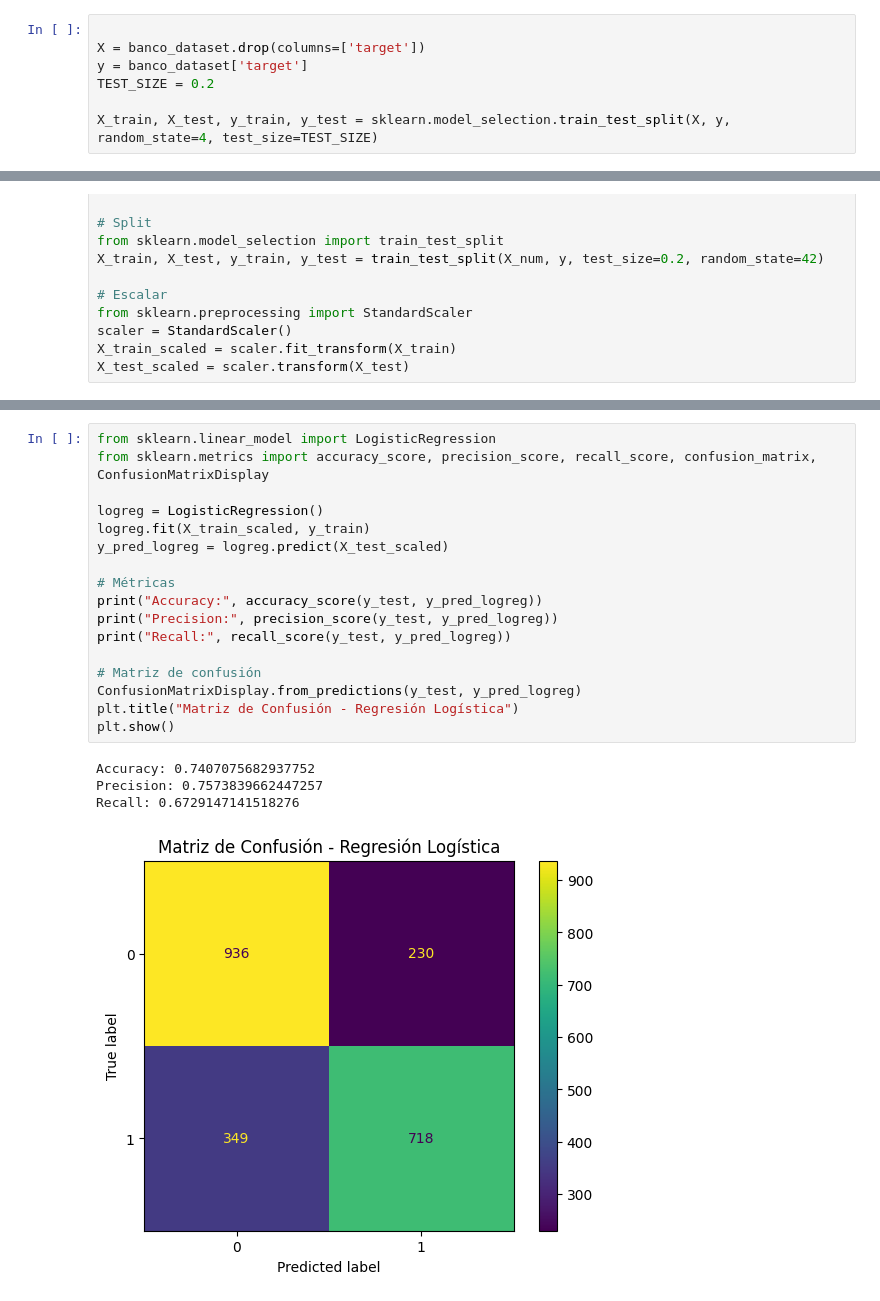
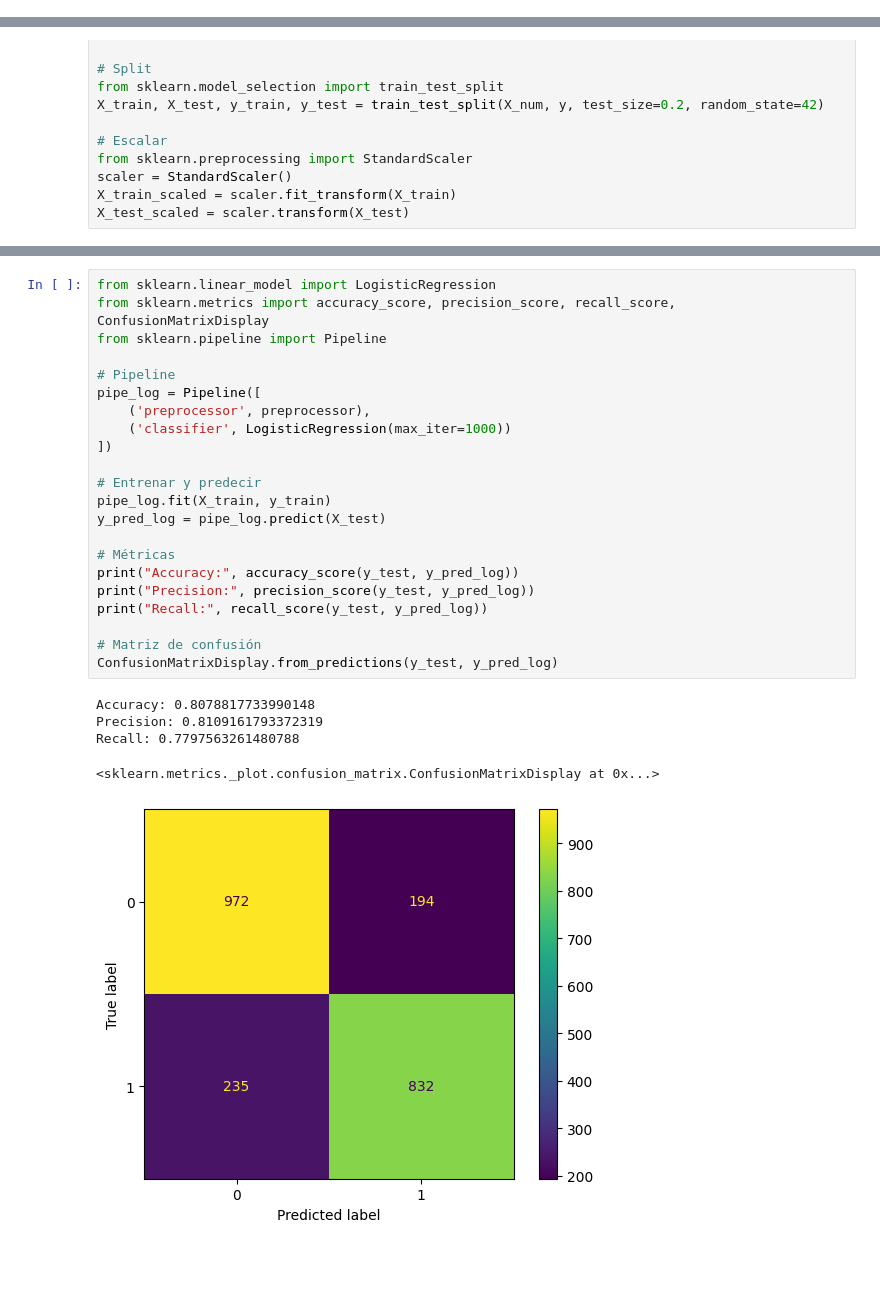
Before and after one commit to felipenovella/TPIa, a Jupyter notebook: Novella_Safar_(CE).ipynb, the cells around one changed output, grey strips where cells are left out. Saved outputs shown, nothing was run; the diff lists cells and outputs as text; blank space fills up the shorter version.

```diff
--- a/Novella_Safar_(CE).ipynb
+++ b/Novella_Safar_(CE).ipynb
@@ -28,10 +28,3 @@ Index(['age', 'job', 'marital', 'education', 'default', 'balance', 'housing',
        'loan', 'contact', 'day', 'month', 'duration', 'campaign', 'pdays',
        'previous', 'poutcome', 'deposit'],
       dtype='object')
-# %%
-
-X = banco_dataset.drop(columns=['target'])
-y = banco_dataset['target']
-TEST_SIZE = 0.2
-
-X_train, X_test, y_train, y_test = sklearn.model_selection.train_test_split(X, y, random_state=4, test_size=TEST_SIZE)
@@ -73,22 +138,28 @@ X_test_scaled = scaler.transform(X_test)
 # %%
 from sklearn.linear_model import LogisticRegression
-from sklearn.metrics import accuracy_score, precision_score, recall_score, confusion_matrix, ConfusionMatrixDisplay
+from sklearn.metrics import accuracy_score, precision_score, recall_score, ConfusionMatrixDisplay
+from sklearn.pipeline import Pipeline
 
-logreg = LogisticRegression()
-logreg.fit(X_train_scaled, y_train)
-y_pred_logreg = logreg.predict(X_test_scaled)
+# Pipeline
+pipe_log = Pipeline([
+    ('preprocessor', preprocessor),
+    ('classifier', LogisticRegression(max_iter=1000))
+])
+
+# Entrenar y predecir
+pipe_log.fit(X_train, y_train)
+y_pred_log = pipe_log.predict(X_test)
 
 # Métricas
-print("Accuracy:", accuracy_score(y_test, y_pred_logreg))
-print("Precision:", precision_score(y_test, y_pred_logreg))
-print("Recall:", recall_score(y_test, y_pred_logreg))
+print("Accuracy:", accuracy_score(y_test, y_pred_log))
+print("Precision:", precision_score(y_test, y_pred_log))
+print("Recall:", recall_score(y_test, y_pred_log))
 
 # Matriz de confusión
-ConfusionMatrixDisplay.from_predictions(y_test, y_pred_logreg)
-plt.title("Matriz de Confusión - Regresión Logística")
-plt.show()
+ConfusionMatrixDisplay.from_predictions(y_test, y_pred_log)
 # %% [output]
-Accuracy: 0.7407075682937752
-Precision: 0.7573839662447257
-Recall: 0.6729147141518276
+Accuracy: 0.8078817733990148
+Precision: 0.8109161793372319
+Recall: 0.7797563261480788
+<sklearn.metrics._plot.confusion_matrix.ConfusionMatrixDisplay at 0x...>
-[figure, old version]
+[figure, new version]
```
Also changed, not shown: parts of 7 cells of this notebook.
